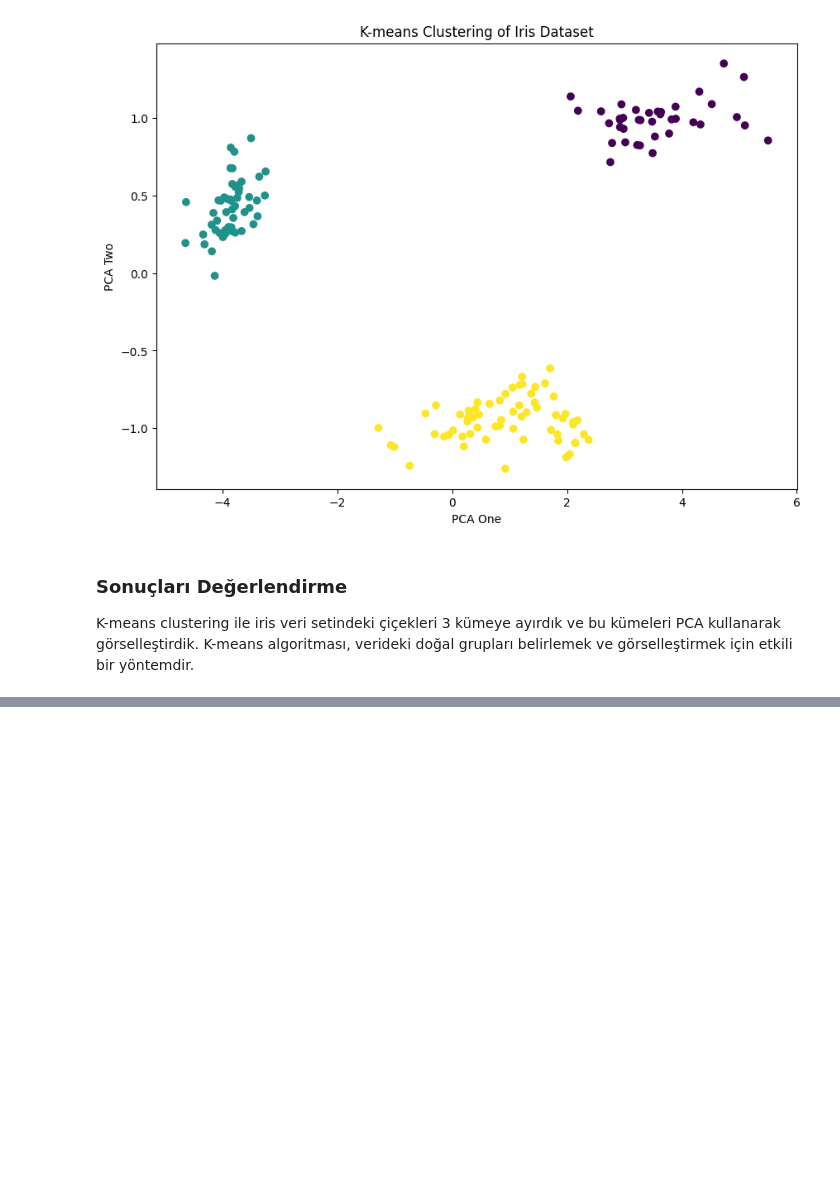
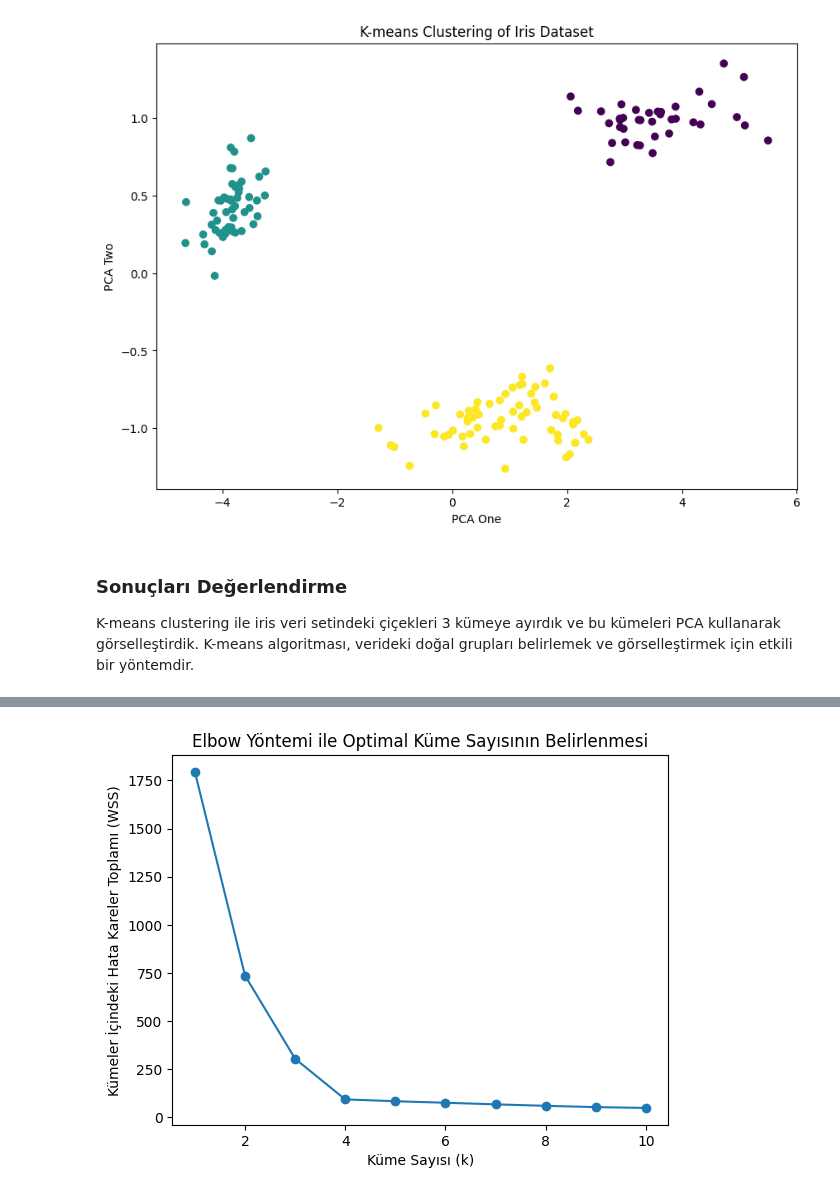
Before and after one commit to tripledoubleE/Gelecek-Hayalim, a Jupyter notebook: AI101/k_means_clustering.ipynb, the cells around one changed output, grey strips where cells are left out. Saved outputs shown, nothing was run; the diff lists cells and outputs as text; code cells hidden in the pictures; blank space fills up the shorter version.

```diff
--- a/AI101/k_means_clustering.ipynb
+++ b/AI101/k_means_clustering.ipynb
@@ -234,0 +384,9 @@ df.head()
+# %%
+# Yapay bir veri seti oluşturma
+X, y = make_blobs(
+    n_samples=200,
+    n_features=2,
+    centers=4,
+    cluster_std=0.5,
+    random_state=0
+)
@@ -234,0 +414,18 @@ df.head()
+# %%
+# Kümelerin içindeki hata kareler toplamını (WSS) hesaplama
+wss = []
+k_values = range(1, 11)
+
+for k in k_values:
+    kmeans = KMeans(n_clusters=k, init='k-means++', n_init=10, max_iter=300, random_state=42)
+    kmeans.fit(X)
+    wss.append(kmeans.inertia_)
+
+# Sonuçları görselleştirme
+plt.plot(k_values, wss, marker='o')
+plt.xlabel('Küme Sayısı (k)')
+plt.ylabel('Kümeler İçindeki Hata Kareler Toplamı (WSS)')
+plt.title('Elbow Yöntemi ile Optimal Küme Sayısının Belirlenmesi')
+plt.show()
+# %% [output]
+[figure, added]
```
Also changed, not shown: parts of 19 cells of this notebook.
